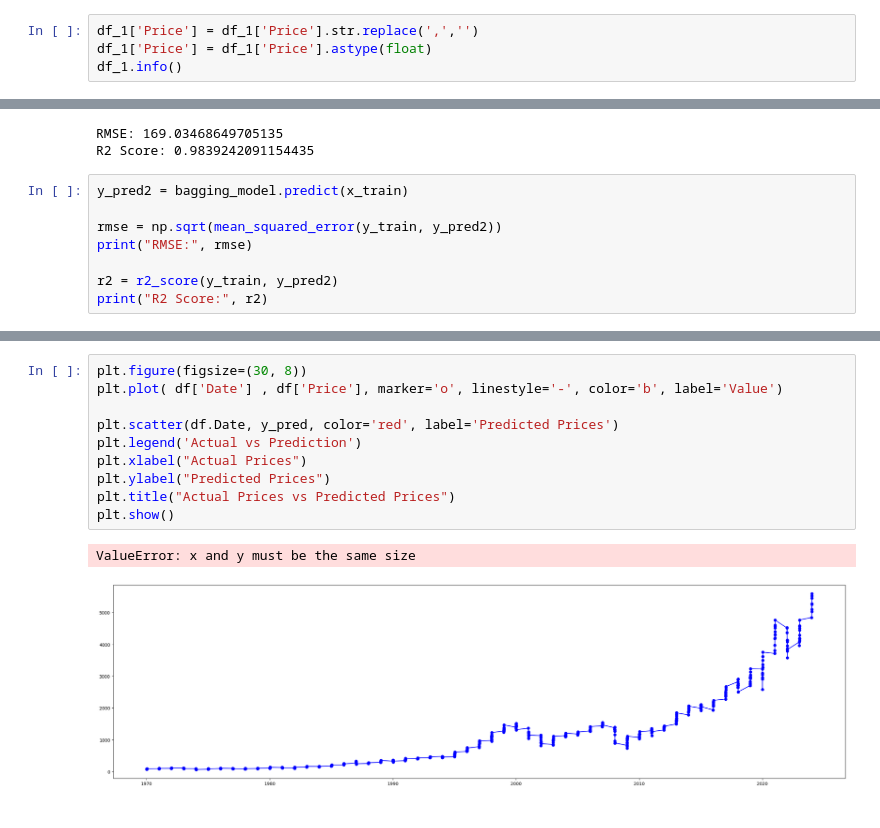
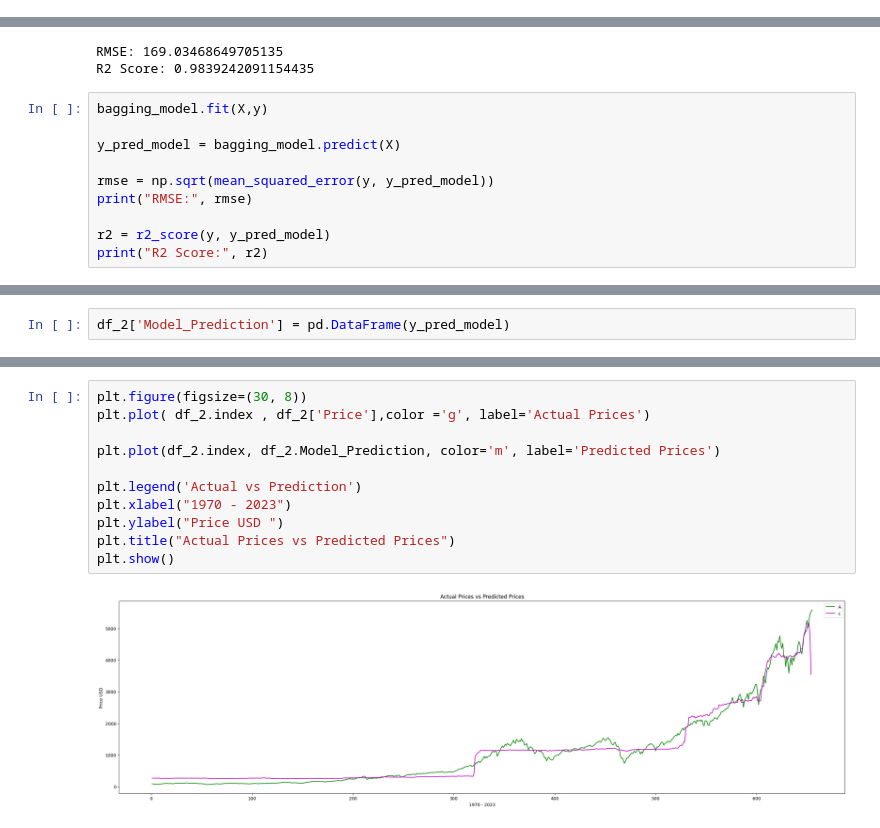
Before and after one commit to burakakay/SP-500-Price-Predictor-Project, a Jupyter notebook: S&P_500_Price_Prediction.ipynb, the cells around one changed output, grey strips where cells are left out. Saved outputs shown, nothing was run; the diff lists cells and outputs as text.

```diff
--- a/S&P_500_Price_Prediction.ipynb
+++ b/S&P_500_Price_Prediction.ipynb
@@ -217,4 +226,0 @@ memory usage: 117.8+ KB
-# %%
-df_1['Price'] = df_1['Price'].str.replace(',','')
-df_1['Price'] = df_1['Price'].astype(float)
-df_1.info()
@@ -398,11 +356,13 @@ print("R2 Score:", r2)
 RMSE: 169.03468649705135
 R2 Score: 0.9839242091154435
 # %%
-y_pred2 = bagging_model.predict(x_train)
+bagging_model.fit(X,y)
 
-rmse = np.sqrt(mean_squared_error(y_train, y_pred2))
+y_pred_model = bagging_model.predict(X)
+
+rmse = np.sqrt(mean_squared_error(y, y_pred_model))
 print("RMSE:", rmse)
 
-r2 = r2_score(y_train, y_pred2)
+r2 = r2_score(y, y_pred_model)
 print("R2 Score:", r2)
 # %% [output]
@@ -410,0 +371,2 @@ R2 Score: 0.9707232936981579
+# %%
+df_2['Model_Prediction'] = pd.DataFrame(y_pred_model)
@@ -411,13 +387,13 @@ R2 Score: 0.9707232936981579
 # %%
 plt.figure(figsize=(30, 8))
-plt.plot( df['Date'] , df['Price'], marker='o', linestyle='-', color='b', label='Value')
+plt.plot( df_2.index , df_2['Price'],color ='g', label='Actual Prices')
 
-plt.scatter(df.Date, y_pred, color='red', label='Predicted Prices')
+plt.plot(df_2.index, df_2.Model_Prediction, color='m', label='Predicted Prices')
+
 plt.legend('Actual vs Prediction')
-plt.xlabel("Actual Prices")
-plt.ylabel("Predicted Prices")
+plt.xlabel("1970 - 2023")
+plt.ylabel("Price USD ")
 plt.title("Actual Prices vs Predicted Prices")
 plt.show()
 # %% [output]
-ValueError: x and y must be the same size
-[figure, old version]
+[figure, new version]
```
Also changed, not shown: parts of 11 cells of this notebook.
